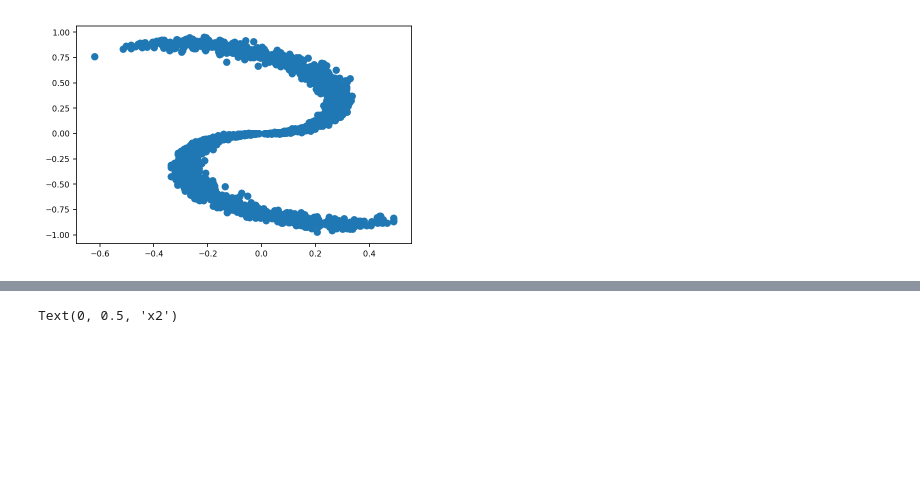
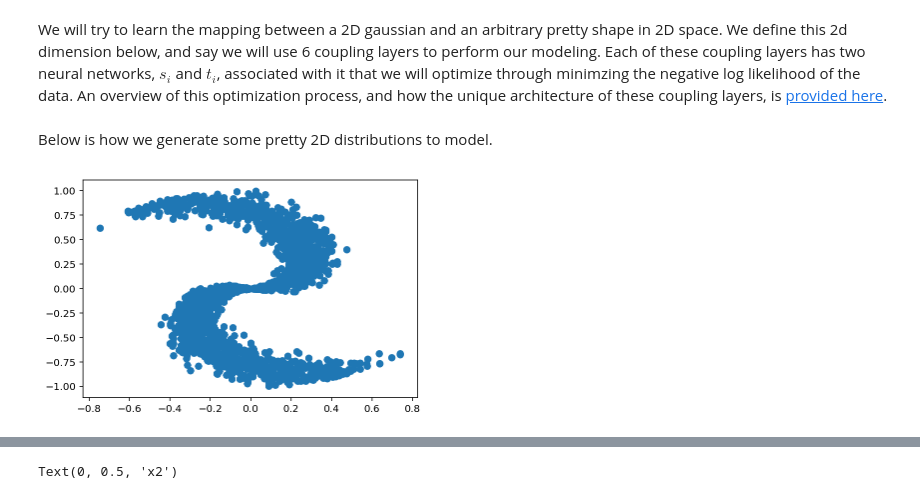
Before and after one commit to malbergo/GenerativeModelTutorials, a Jupyter notebook: ToyFlowNlayers.ipynb, the cells around one changed output, grey strips where cells are left out. Cells and saved outputs as stored; diff of their text form; code cells hidden in the pictures; blank space fills up the shorter version.

```diff
--- a/ToyFlowNlayers.ipynb
+++ b/ToyFlowNlayers.ipynb
@@ -22,0 +20,2 @@ n_layers = 6
+# %% [markdown]
+We will try to learn the mapping between a 2D gaussian and an arbitrary pretty shape in 2D space. We define this 2d dimension below, and say we will use 6 coupling layers to perform our modeling. Each of these coupling layers has two neural networks, $s_i$ and $t_i$, associated with it that we will optimize through minimzing the negative log likelihood of the data. An overview of this optimization process, and how the unique architecture of these coupling layers, is [provided here](https://machine19.github.io/machine19.github.io/Blogs/Albergo_GenModels/GenModels.html).
@@ -23,23 +26,25 @@ n_layers = 6
+# %% [markdown]
+Below is how we generate some pretty 2D distributions to model.
 # %%
 def real_sample(N = 100, K = 2):
     N_train = N*K # total number of points in the training set
     x_train = np.zeros((N_train,2)) # matrix containing the 2-dimensional datapoints
     y_train = np.zeros(N_train, dtype='uint8') # labels (not in one-hot representation)
 
-    mag_noise = 0.08 # controls how much noise gets added to the data
-    dTheta    = 2    # difference in theta in each branch
+    mag_noise = 0.2 # controls how much noise gets added to the data
+    dTheta    = 2   # difference in theta in each branch
 
     ### Data generation: ###
     for j in range(K):
         ix = range(N*j,N*(j+1))
         r = np.linspace(0.01,1,N) # radius
         t = np.linspace(j*(2*np.pi)/K,j*(2*np.pi)/K + dTheta,N) + np.random.randn(N)*mag_noise # theta
         x_train[ix] = np.c_[r*np.cos(t), r*np.sin(t)]
 
     return torch.from_numpy(x_train).double()
 
 test = real_sample(N=1000)
 plt.scatter(test[:, 0], test[:, 1], s=40)
 plt.show()
 # %% [output]
-[figure, old version]
+[figure, new version]
```
Also changed, not shown: parts of 10 cells of this notebook.
